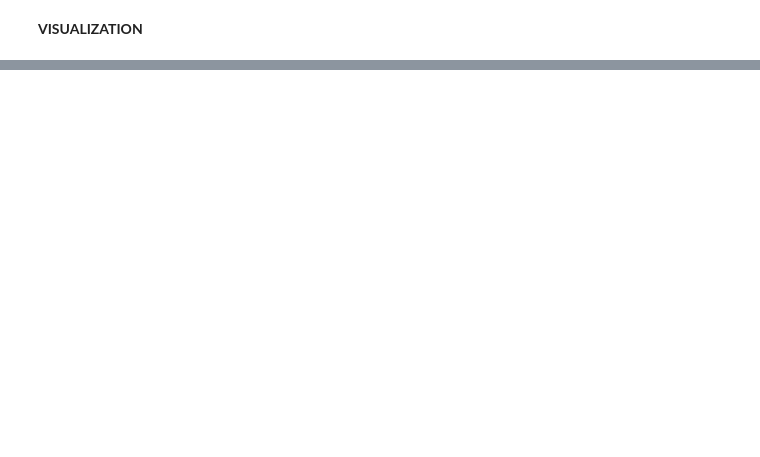
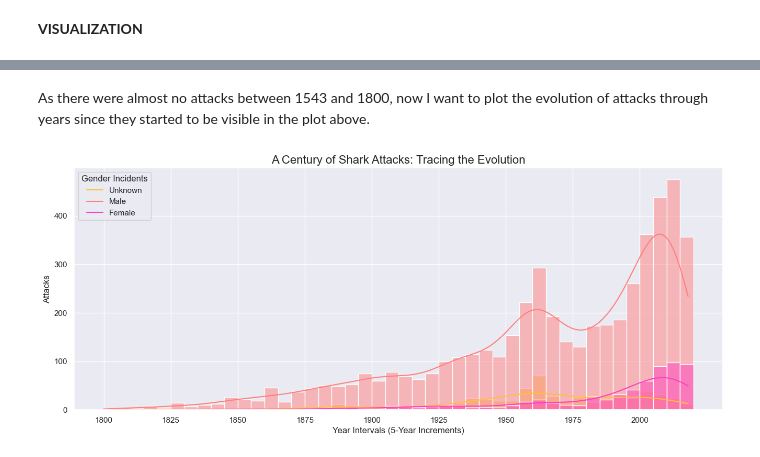
Before and after one commit to niniet98/PROJECT-I, a Jupyter notebook: src/visualization.ipynb, the cells around one changed output, grey strips where cells are left out. Cells and saved outputs as stored; diff of their text form; code cells hidden in the pictures; blank space fills up the shorter version.

```diff
--- a/src/visualization.ipynb
+++ b/src/visualization.ipynb
@@ -55,0 +45,15 @@ See the caveats in the documentation: https://pandas.pydata.org/pandas-docs/stab
+# %% [markdown]
+As there were almost no attacks between 1543 and 1800, now I want to plot the evolution of attacks through years since they started to be visible in the plot above.
+# %%
+shark_attacks_1 = shark_attacks_1[shark_attacks_1['clean_year'] >= 1800]
+bins = range(int(shark_attacks_1['clean_year'].min()), int(shark_attacks_1['clean_year'].max()) + 5, 5)
+plot_1 = sns.histplot(data=shark_attacks_1, x='clean_year', bins=bins, kde=True, palette="spring", hue='clean_sex')
+plt.title('A Century of Shark Attacks: Tracing the Evolution', fontsize=16)
+plt.xlabel('Year Intervals (5-Year Increments)')
+plt.ylabel('Attacks')
+plt.legend(labels=["Unknown", "Male", "Female"], title="Gender Incidents")
+plt.xticks(range(shark_attacks_1['clean_year'].min(), shark_attacks_1['clean_year'].max() + 1, 25))
+plot_1.figure.savefig(f'../images/trace_evolution.png', bbox_inches='tight')
+plt.show()
+# %% [output]
+[figure, added]
```
Also changed, not shown: parts of 12 cells of this notebook, 8 other files.
